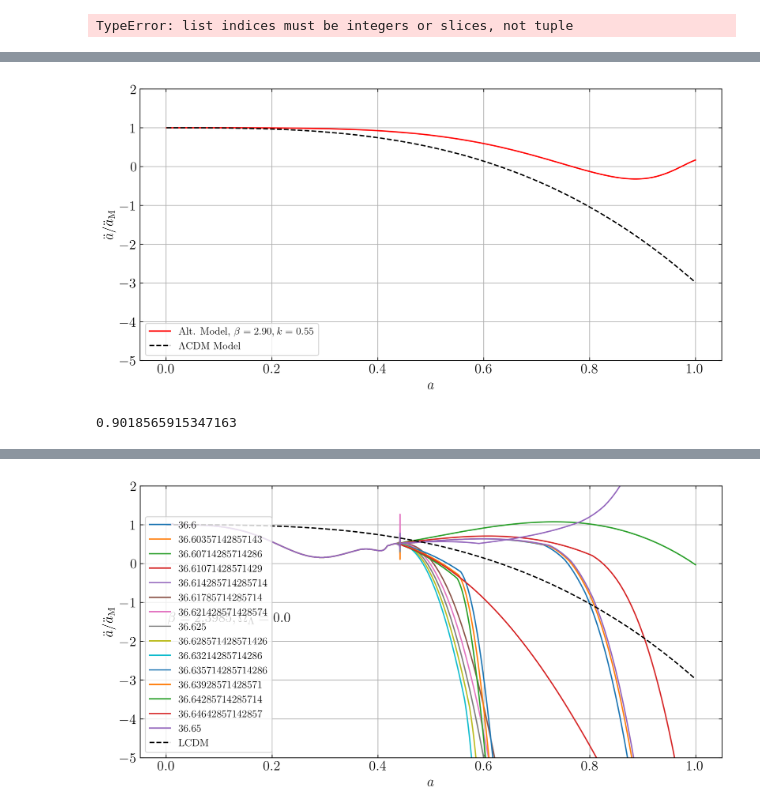
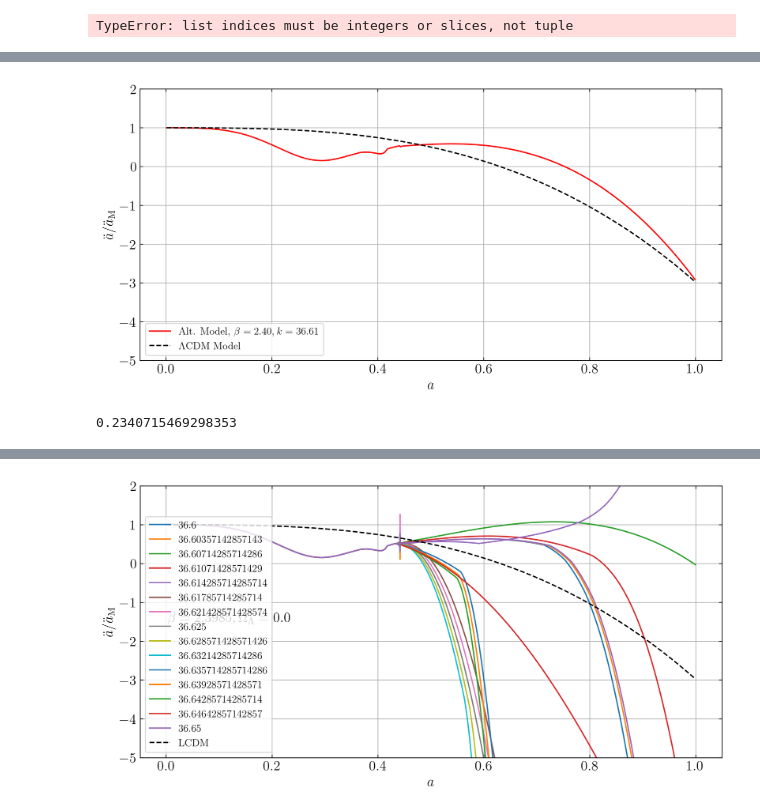
Before and after one commit to bktakacs/thesis_ku, a Jupyter notebook: Untitled-1.ipynb, the cells around one changed output, grey strips where cells are left out. Drawn from its saved outputs; the diff is of its cells as text; code cells hidden in the pictures.

```diff
--- a/Untitled-1.ipynb
+++ b/Untitled-1.ipynb
@@ -240,7 +313,7 @@ from main import *
 # %%
-m = model(beta=2.900783794692044, kappa=0.5473237318686281, lam=0.)
+m = model(beta=2.398510824571394, kappa=36.61346479783082, lam=0., xlen=900)
 m.plot('acc')
 print(m.chi_acc)
 # %% [output]
-[figure, old version]
+[figure, new version]
-0.9018565915347163
+0.2340715469298353
```
Also changed, not shown: parts of 9 cells of this notebook, 1 other file.
